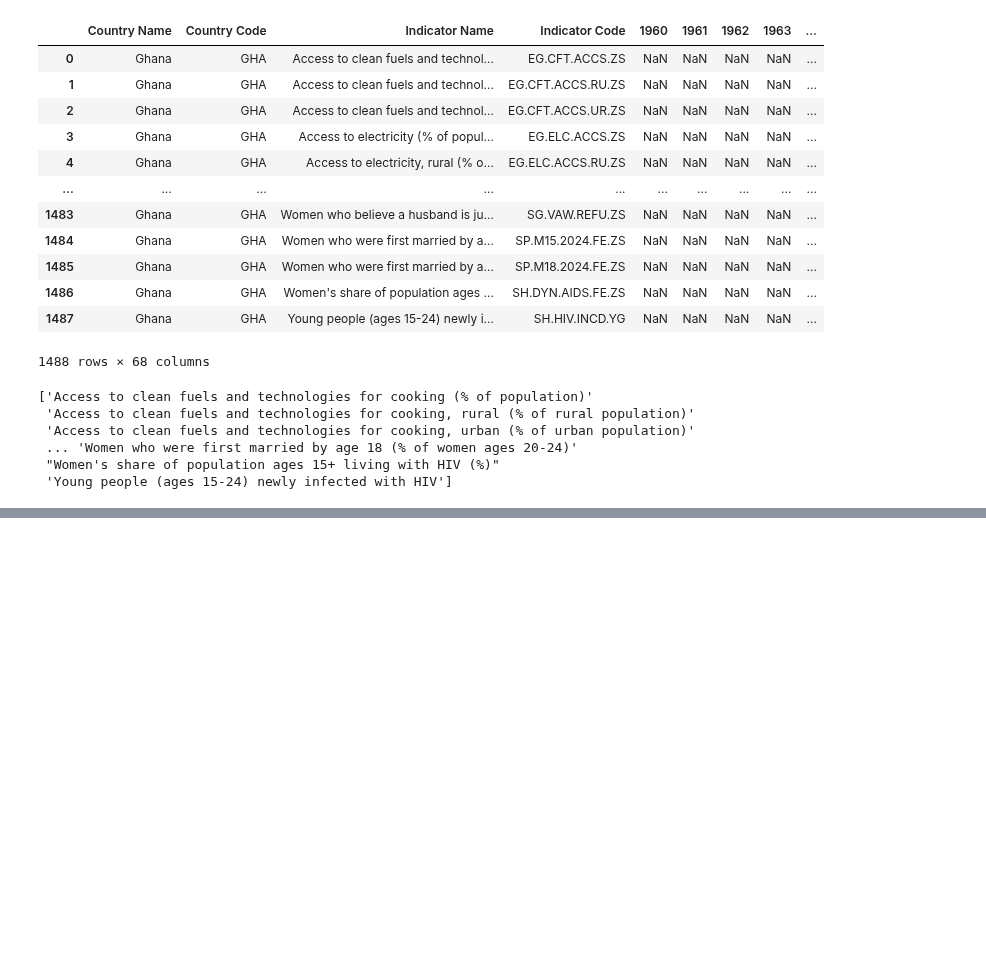
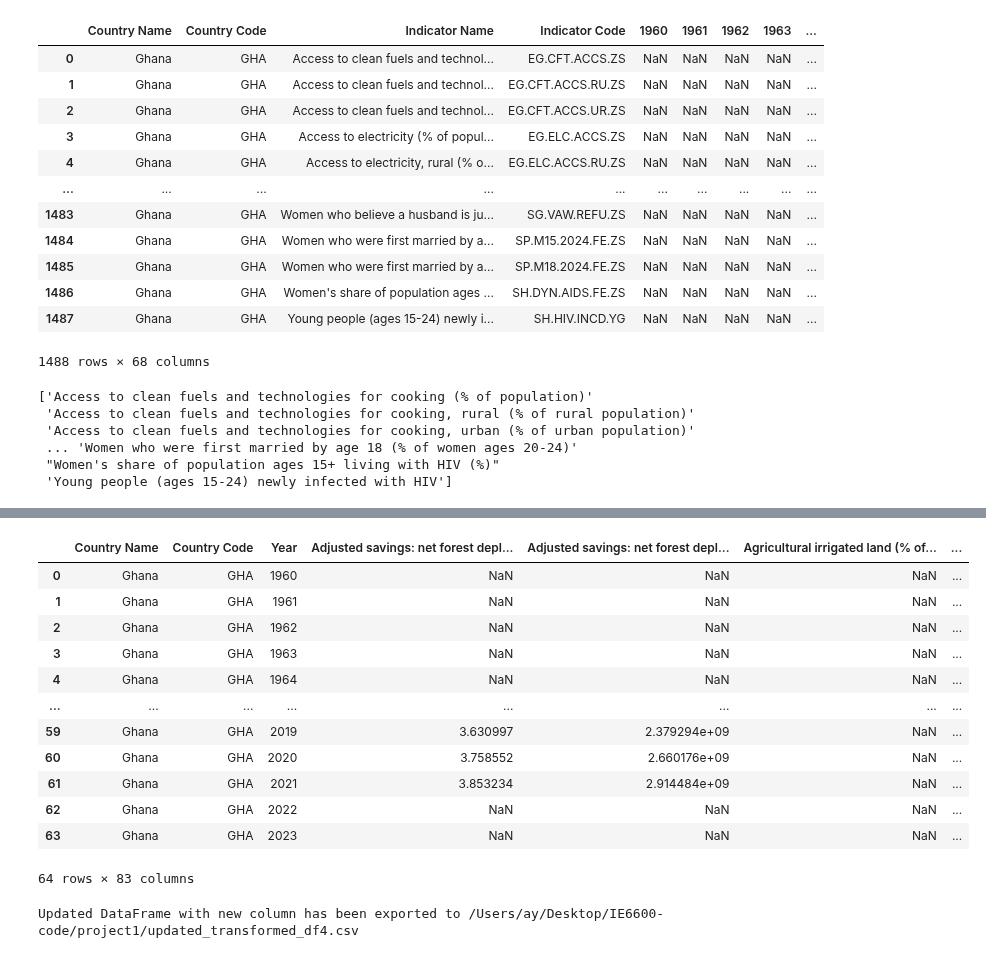
Before and after one commit to 0x1AY/IE6600, a Jupyter notebook: project1/Project1.ipynb, the cells around one changed output, grey strips where cells are left out. Drawn from its saved outputs; the diff is of its cells as text; code cells hidden in the pictures; blank space fills up the shorter version.

```diff
--- a/project1/Project1.ipynb
+++ b/project1/Project1.ipynb
@@ -103,0 +61,66 @@ filtered_df
+# %%
+import pandas as pd
+
+# Read the CSV file into a DataFrame
+df = pd.read_csv('filtered_df.csv')
+
+# Melt the DataFrame to long format
+df_melted = df.melt(id_vars=['Country Name', 'Country Code', 'Indicator Name', 'Indicator Code'],
+                    var_name='Year',
+                    value_name='Value')
+
+# Pivot the DataFrame to wide format
+df_pivoted = df_melted.pivot_table(index=['Country Name', 'Country Code', 'Year'],
+                                   columns='Indicator Name',
+                                   values='Value').reset_index()
+
+# Flatten the column names
+df_pivoted.columns.name = None
+df_pivoted.columns = [col if isinstance(col, str) else col[1] for col in df_pivoted.columns]
+
+# Export the transformed DataFrame to a new CSV file
+df_pivoted.to_csv('transformed_df5.csv', index=False)
+
+# Display the transformed DataFrame
+df_pivoted
+# %% [output]
+|  | Country Name | Country Code | Year | Adjusted savings: net forest depl... | Adjusted savings: net forest depl... | Agricultural irrigated land (% of... | ... |
+| 0 | Ghana | GHA | 1960 | NaN | NaN | NaN | ... |
+| 1 | Ghana | GHA | 1961 | NaN | NaN | NaN | ... |
+| 2 | Ghana | GHA | 1962 | NaN | NaN | NaN | ... |
+| 3 | Ghana | GHA | 1963 | NaN | NaN | NaN | ... |
+| 4 | Ghana | GHA | 1964 | NaN | NaN | NaN | ... |
+| ... | ... | ... | ... | ... | ... | ... | ... |
+| 59 | Ghana | GHA | 2019 | 3.630997 | 2.379294e+09 | NaN | ... |
+| 60 | Ghana | GHA | 2020 | 3.758552 | 2.660176e+09 | NaN | ... |
+| 61 | Ghana | GHA | 2021 | 3.853234 | 2.914484e+09 | NaN | ... |
+| 62 | Ghana | GHA | 2022 | NaN | NaN | NaN | ... |
+| 63 | Ghana | GHA | 2023 | NaN | NaN | NaN | ... |
+64 rows × 83 columns
+# %%
+import pandas as pd
+
+# Path to the transformed CSV file
+file_path = '/Users/ay/Desktop/IE6600-code/project1/transformed_df4.csv'
+
+# Read the CSV file into a DataFrame
+df = pd.read_csv(file_path)
+
+# List of columns to sum
+columns_to_sum = [
+    'CO2 emissions from manufacturing industries and construction (% of total fuel combustion)',
+    'CO2 emissions from other sectors, excluding residential buildings and commercial and public services (% of total fuel combustion)',
+    'CO2 emissions from residential buildings and commercial and public services (% of total fuel combustion)',
+    'CO2 emissions from solid fuel consumption (% of total)'
+]
+
+# Add the values of the specified columns and store it in a new column
+df['co2 emission from other sectors'] = df[columns_to_sum].sum(axis=1)
+
+# Export the updated DataFrame to a new CSV file
+output_file_path = '/Users/ay/Desktop/IE6600-code/project1/updated_transformed_df4.csv'
+df.to_csv(output_file_path, index=False)
+
+print(f'Updated DataFrame with new column has been exported to {output_file_path}')
+# %% [output]
+Updated DataFrame with new column has been exported to /Users/ay/Desktop/IE6600-code/project1/updated_transformed_df4.csv
```
Also changed, not shown: parts of 7 cells of this notebook, 7 other files.
